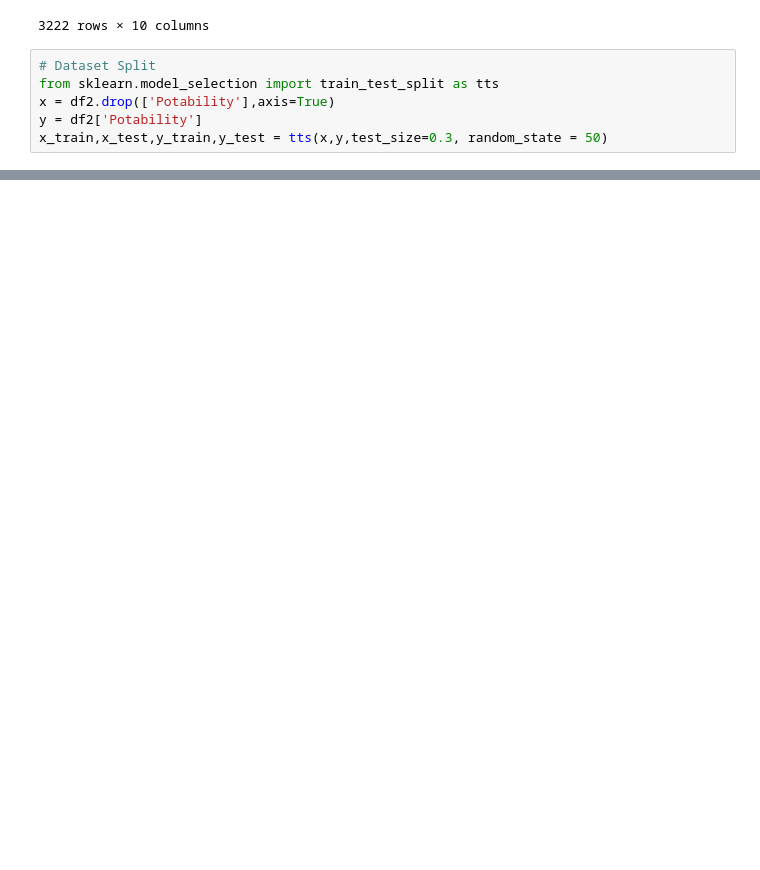
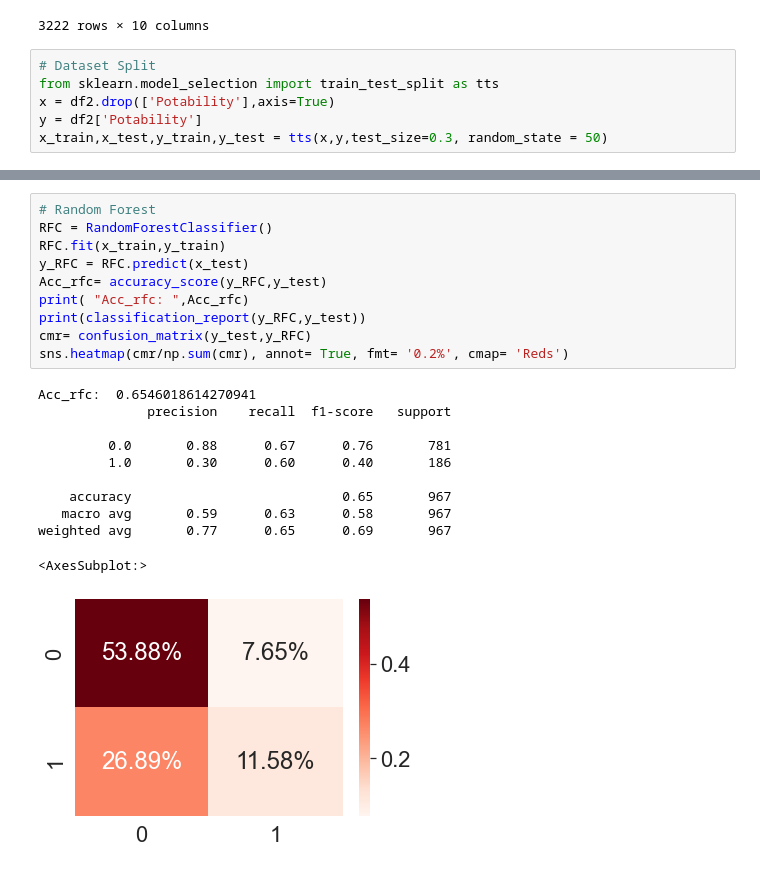
Before and after one commit to YihanLi126/Breast-Cancer-Prediction, a Jupyter notebook: water_quality_classify.ipynb, the cells around one changed output, grey strips where cells are left out. Cells and saved outputs as stored; diff of their text form; blank space fills up the shorter version.

```diff
--- a/water_quality_classify.ipynb
+++ b/water_quality_classify.ipynb
@@ -278,0 +340,22 @@ x_train,x_test,y_train,y_test = tts(x,y,test_size=0.3, random_state = 50)
+# %%
+# Random Forest
+RFC = RandomForestClassifier()
+RFC.fit(x_train,y_train)
+y_RFC = RFC.predict(x_test)
+Acc_rfc= accuracy_score(y_RFC,y_test)
+print( "Acc_rfc: ",Acc_rfc)
+print(classification_report(y_RFC,y_test))
+cmr= confusion_matrix(y_test,y_RFC)
+sns.heatmap(cmr/np.sum(cmr), annot= True, fmt= '0.2%', cmap= 'Reds')
+# %% [output]
+Acc_rfc:  0.6546018614270941
+              precision    recall  f1-score   support
+
+         0.0       0.88      0.67      0.76       781
+         1.0       0.30      0.60      0.40       186
+
+    accuracy                           0.65       967
+   macro avg       0.59      0.63      0.58       967
+weighted avg       0.77      0.65      0.69       967
+<AxesSubplot:>
+[figure, added]
```
Also changed, not shown: parts of 7 cells of this notebook.
